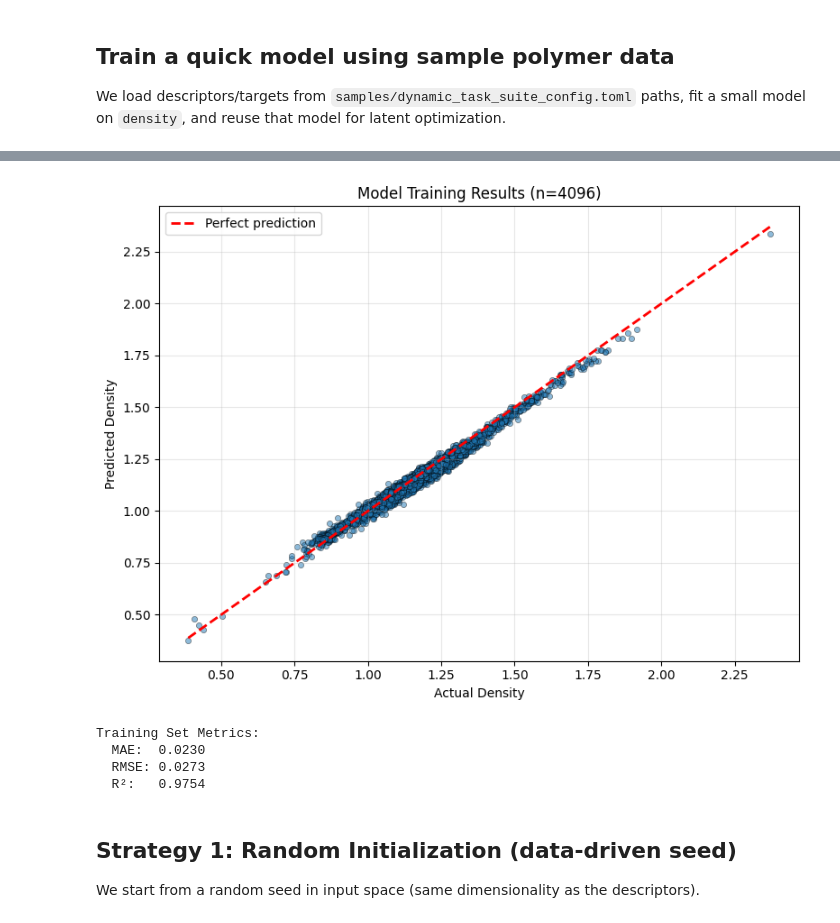
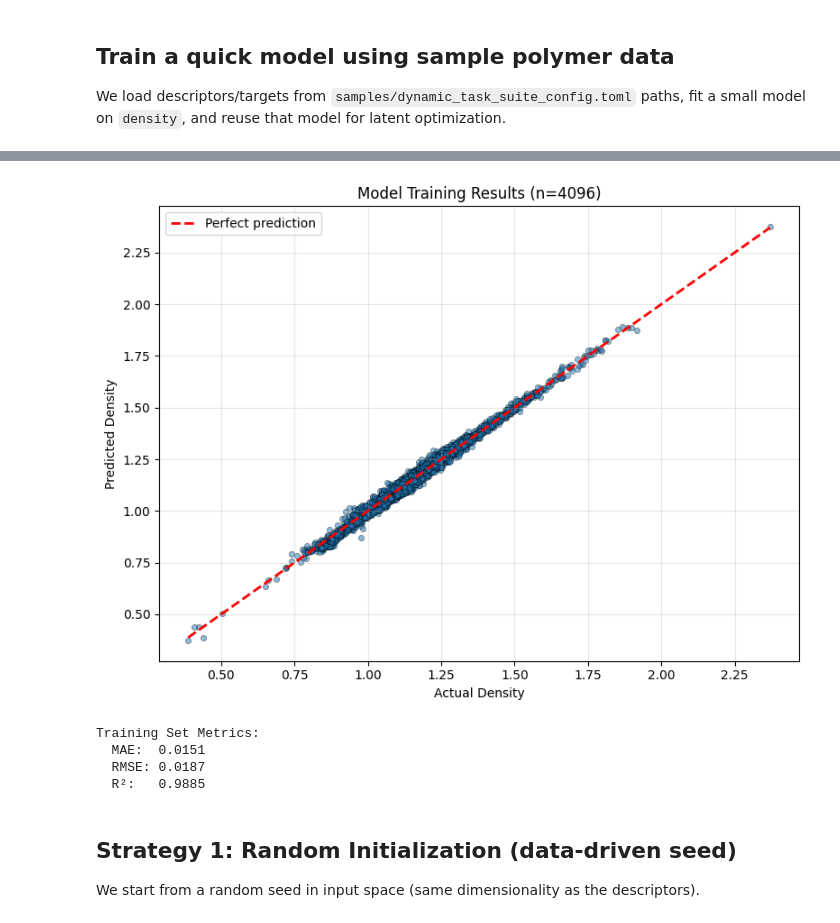
Before and after one commit to TsumiNa/foundation_model, a Jupyter notebook: notebooks/advanced_optimization_demo.ipynb, the cells around one changed output, grey strips where cells are left out. Drawn from its saved outputs; the diff is of its cells as text; code cells hidden in the pictures.

```diff
--- a/notebooks/advanced_optimization_demo.ipynb
+++ b/notebooks/advanced_optimization_demo.ipynb
@@ -67,7 +67,7 @@ encoder_config = MLPEncoderConfig(hidden_dims=[input_dim, 256, latent_dim], norm
 density_task = RegressionTaskConfig(
     name='density',
     data_column='density',
-    dims=[latent_dim, 64, 1],
+    dims=[latent_dim, 64, 32, 1],
     norm=True,
 )
 ae_task = AutoEncoderTaskConfig(
@@ -92,14 +92,16 @@ for epoch in range(200):
     total = 0.0
     for batch_x, batch_y in loader:
         optim.zero_grad()
-        _, h = model.encoder(batch_x)
-        pred = model.task_heads['density'](h)
-        recon = model.task_heads['reconstruction'](h)
+        # UPDATED: Use model's forward() which applies Tanh uniformly
+        outputs = model(batch_x)
+        pred = outputs['density']
+        recon = outputs['reconstruction']
         loss = F.mse_loss(pred, batch_y) + F.mse_loss(recon, batch_x)
         loss.backward()
         optim.step()
         total += loss.item() * batch_x.size(0)
-    print(f'Epoch {epoch+1}: loss={total / len(dataset):.4f}')
+    if (epoch + 1) % 50 == 0:
+        print(f'Epoch {epoch+1}: loss={total / len(dataset):.4f}')
 
 model.eval()
 train_features = X
@@ -149,10 +139,10 @@ Epoch 199: loss=0.0009
 Epoch 200: loss=0.0010
 Training complete. Samples used: 4096, input_dim=190
-[figure, old version]
+[figure, new version]
 Training Set Metrics:
-  MAE:  0.0230
-  RMSE: 0.0273
-  R²:   0.9754
+  MAE:  0.0151
+  RMSE: 0.0187
+  R²:   0.9885
 # %% [markdown]
 ## Strategy 1: Random Initialization (data-driven seed)
 
```
Also changed, not shown: parts of 11 cells of this notebook, 9 other files.
